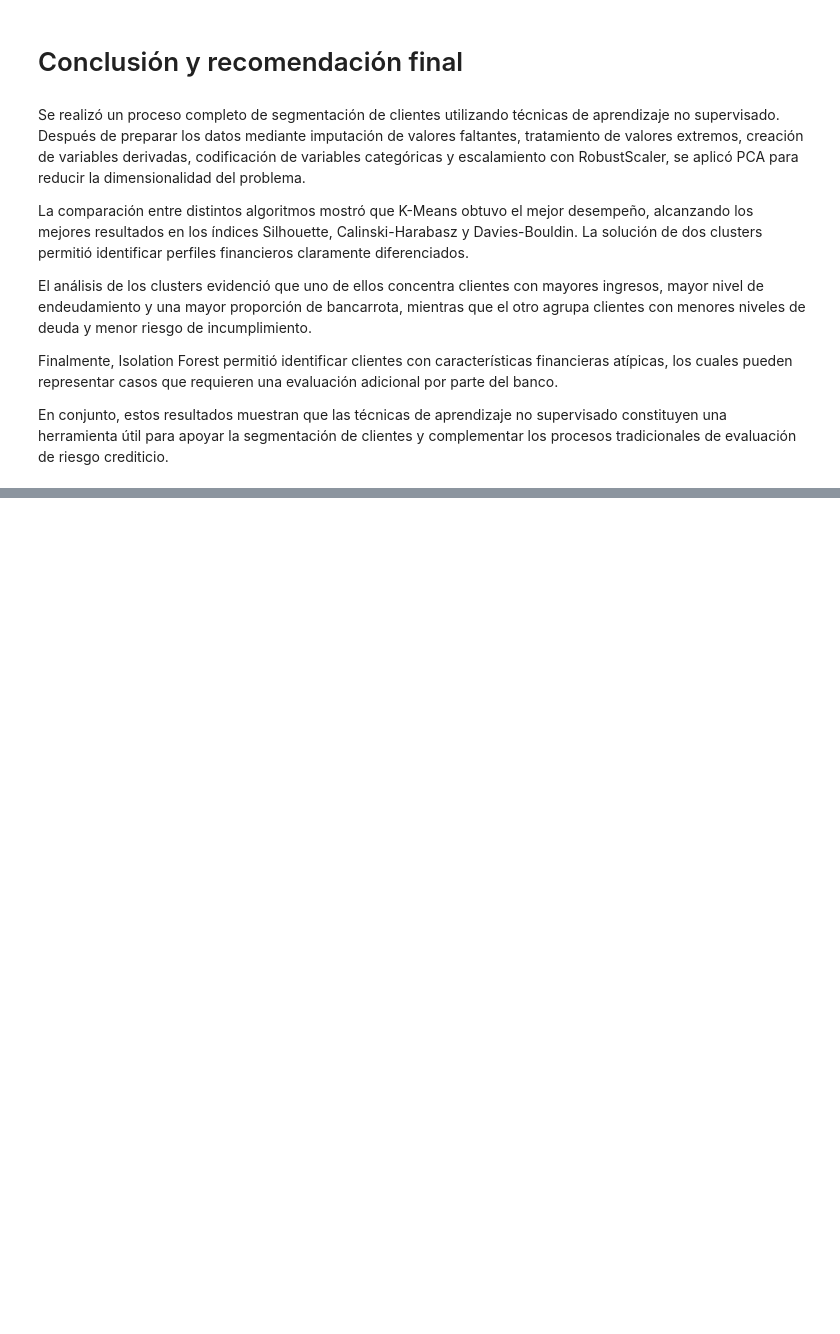
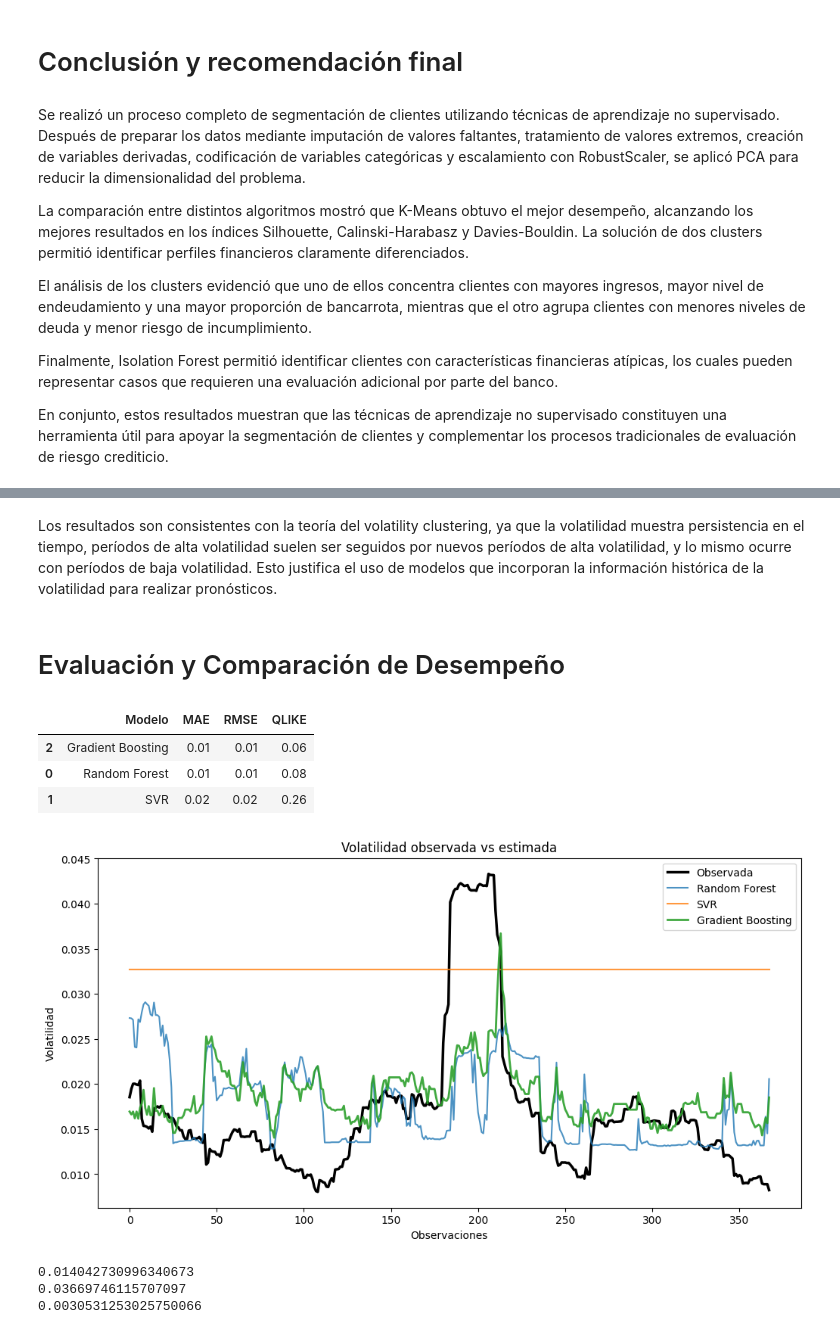
Before and after one commit to Antoniacifuentes/ds_finance_cifuentes, a Jupyter notebook: notebooks/hw6.ipynb, the cells around one changed output, grey strips where cells are left out. Cells and saved outputs as stored; diff of their text form; code cells hidden in the pictures; blank space fills up the shorter version.

```diff
--- a/notebooks/hw6.ipynb
+++ b/notebooks/hw6.ipynb
@@ -1686,0 +2426,13 @@ En conjunto, estos resultados muestran que las técnicas de aprendizaje no super
+# %%
+grid_gbm = GridSearchCV(
+    estimator=gbm,
+    param_grid=param_gbm,
+    cv=tscv,
+    scoring="neg_mean_squared_error",
+    n_jobs=-1
+)
+
+grid_gbm.fit(
+    X_train,
+    y_train
+)
@@ -1686,0 +2445,4 @@ En conjunto, estos resultados muestran que las técnicas de aprendizaje no super
+# %%
+mejor_gbm = grid_gbm.best_estimator_
+
+print(grid_gbm.best_params_)
@@ -1686,0 +2451,2 @@ En conjunto, estos resultados muestran que las técnicas de aprendizaje no super
+# %%
+pred_gbm = mejor_gbm.predict(X_test)
@@ -1686,0 +2508,4 @@ En conjunto, estos resultados muestran que las técnicas de aprendizaje no super
+# %% [markdown]
+Los resultados son consistentes con la teoría del volatility clustering, ya que la volatilidad muestra persistencia en el tiempo, períodos de alta volatilidad suelen ser seguidos por nuevos períodos de alta volatilidad, y lo mismo ocurre con períodos de baja volatilidad. Esto justifica el uso de modelos que incorporan la información histórica de la volatilidad para realizar pronósticos.
+# %% [markdown]
+# Evaluación y Comparación de Desempeño
@@ -1686,0 +2527,52 @@ En conjunto, estos resultados muestran que las técnicas de aprendizaje no super
+# %%
+resultados = pd.DataFrame({
+    "Modelo": ["Random Forest", "SVR", "Gradient Boosting"],
+    "MAE": [mae_rf, mae_svr, mae_gbm],
+    "RMSE": [rmse_rf, rmse_svr, rmse_gbm],
+    "QLIKE": [qlike_rf, qlike_svr, qlike_gbm]
+})
+
+resultados.sort_values("RMSE")
+# %% [output]
+|  | Modelo | MAE | RMSE | QLIKE |
+| 2 | Gradient Boosting | 0.01 | 0.01 | 0.06 |
+| 0 | Random Forest | 0.01 | 0.01 | 0.08 |
+| 1 | SVR | 0.02 | 0.02 | 0.26 |
+# %%
+plt.figure(figsize=(12,6))
+
+plt.plot(y_test.values,
+         label="Observada",
+         linewidth=2.5,
+         color="black")
+
+plt.plot(pred_rf,
+         label="Random Forest",
+         alpha=0.8)
+
+plt.plot(pred_svr,
+         label="SVR",
+         alpha=0.8)
+
+plt.plot(pred_gbm,
+         label="Gradient Boosting",
+         linewidth=2,
+         alpha=0.9)
+
+plt.title("Volatilidad observada vs estimada")
+plt.xlabel("Observaciones")
+plt.ylabel("Volatilidad")
+
+plt.legend()
+
+plt.show()
+# %% [output]
+[figure, added]
+# %%
+print(np.min(pred_gbm))
+print(np.max(pred_gbm))
+print(np.std(pred_gbm))
+# %% [output]
+0.014042730996340673
+0.03669746115707097
+0.0030531253025750066
```
Also changed, not shown: parts of 121 cells of this notebook.
